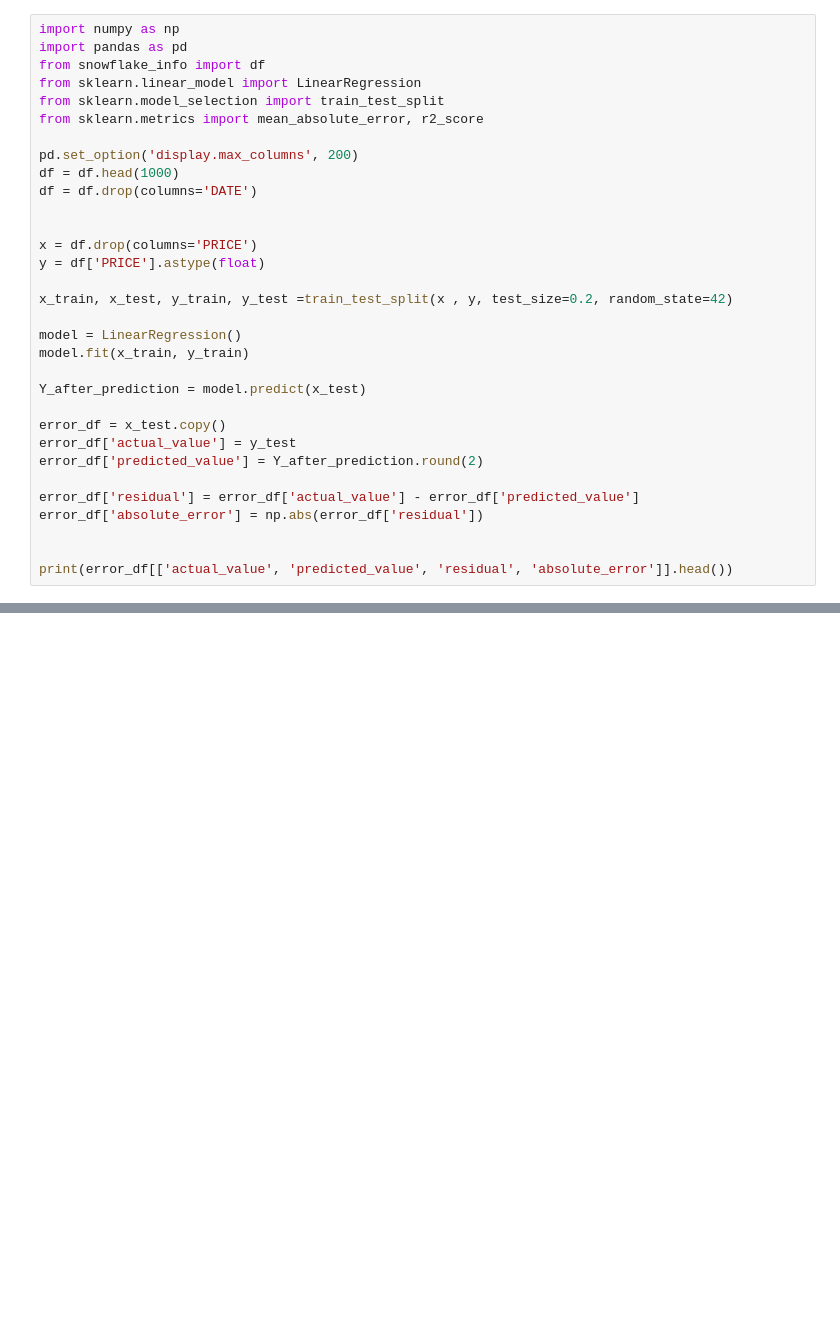
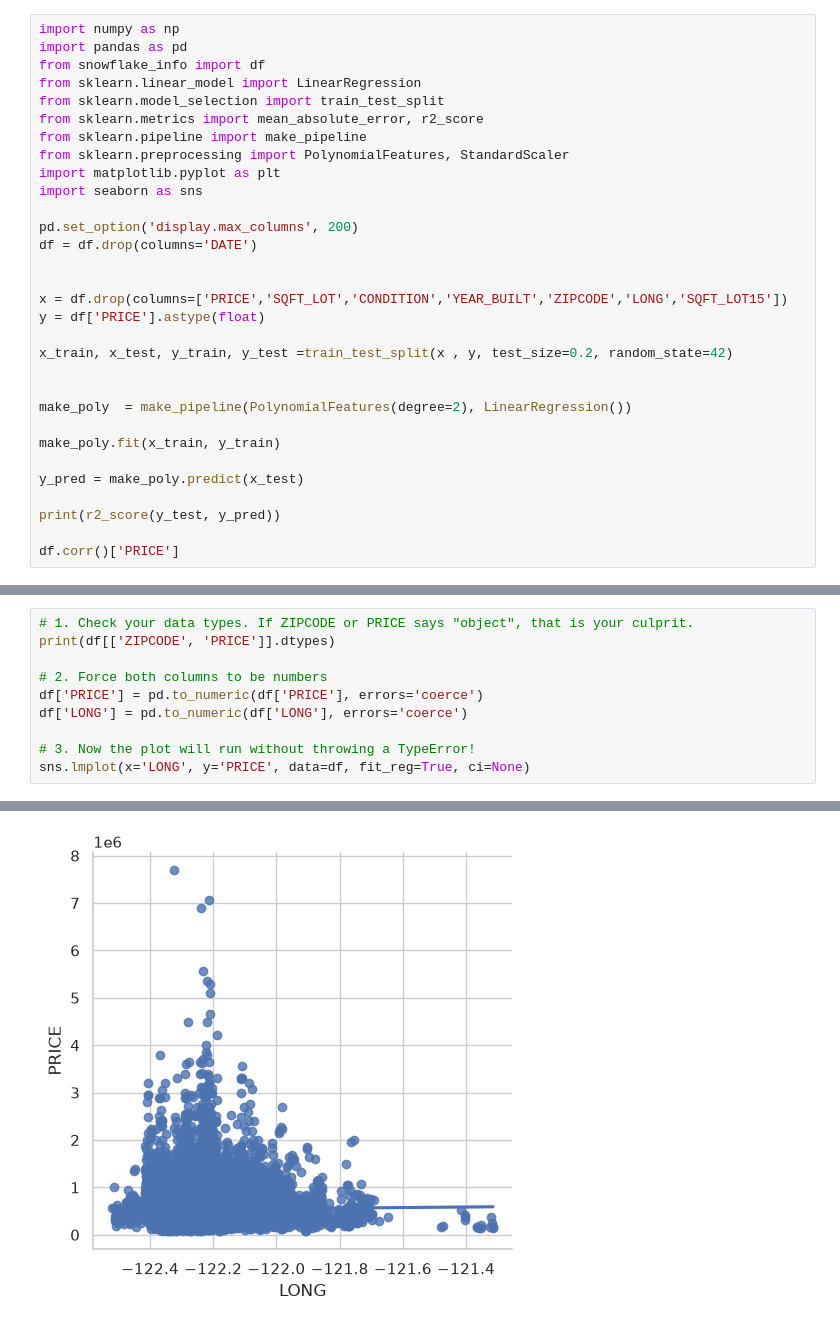
Before and after one commit to yukirochi/king_county_housing_prediction, a Jupyter notebook: model.ipynb, the cells around one changed output, grey strips where cells are left out. Drawn from its saved outputs; the diff is of its cells as text; blank space fills up the shorter version.

```diff
--- a/model.ipynb
+++ b/model.ipynb
@@ -5,29 +5,28 @@ from snowflake_info import df
 from sklearn.linear_model import LinearRegression
 from sklearn.model_selection import train_test_split
 from sklearn.metrics import mean_absolute_error, r2_score
+from sklearn.pipeline import make_pipeline
+from sklearn.preprocessing import PolynomialFeatures, StandardScaler
+import matplotlib.pyplot as plt
+import seaborn as sns
 
 pd.set_option('display.max_columns', 200)
-df = df.head(1000)
 df = df.drop(columns='DATE')
 
 
-x = df.drop(columns='PRICE')
+x = df.drop(columns=['PRICE','SQFT_LOT','CONDITION','YEAR_BUILT','ZIPCODE','LONG','SQFT_LOT15'])
 y = df['PRICE'].astype(float)
 
 x_train, x_test, y_train, y_test =train_test_split(x , y, test_size=0.2, random_state=42)
 
-model = LinearRegression()
-model.fit(x_train, y_train)
 
-Y_after_prediction = model.predict(x_test)
+make_poly  = make_pipeline(PolynomialFeatures(degree=2), LinearRegression())
 
-error_df = x_test.copy()
-error_df['actual_value'] = y_test
-error_df['predicted_value'] = Y_after_prediction.round(2)
+make_poly.fit(x_train, y_train)
 
-error_df['residual'] = error_df['actual_value'] - error_df['predicted_value']
-error_df['absolute_error'] = np.abs(error_df['residual'])
+y_pred = make_poly.predict(x_test)
 
+print(r2_score(y_test, y_pred))
 
-print(error_df[['actual_value', 'predicted_value', 'residual', 'absolute_error']].head())
+df.corr()['PRICE']
 # %% [output]
@@ -140,0 +54,11 @@ plt.show()
+# %%
+# 1. Check your data types. If ZIPCODE or PRICE says "object", that is your culprit.
+print(df[['ZIPCODE', 'PRICE']].dtypes)
+
+# 2. Force both columns to be numbers
+df['PRICE'] = pd.to_numeric(df['PRICE'], errors='coerce')
+df['LONG'] = pd.to_numeric(df['LONG'], errors='coerce')
+
+# 3. Now the plot will run without throwing a TypeError!
+sns.lmplot(x='LONG', y='PRICE', data=df, fit_reg=True, ci=None)
+# %% [output]
@@ -140,0 +69 @@ plt.show()
+[figure, added]
```
Also changed, not shown: parts of 5 cells of this notebook.
